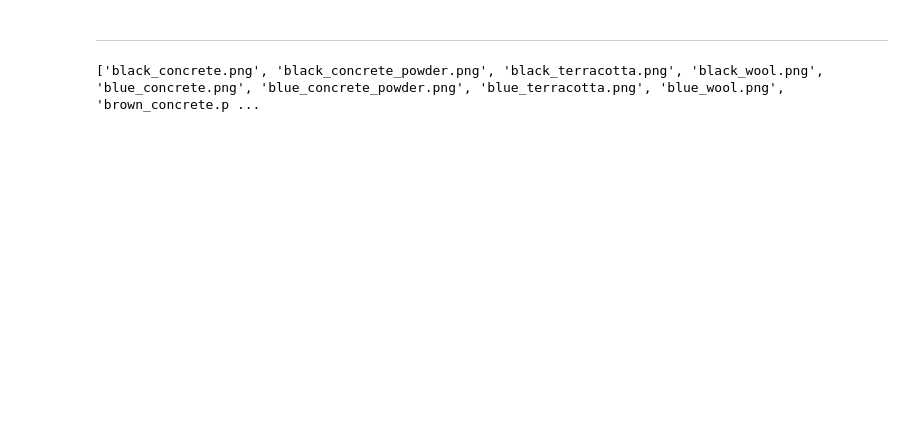
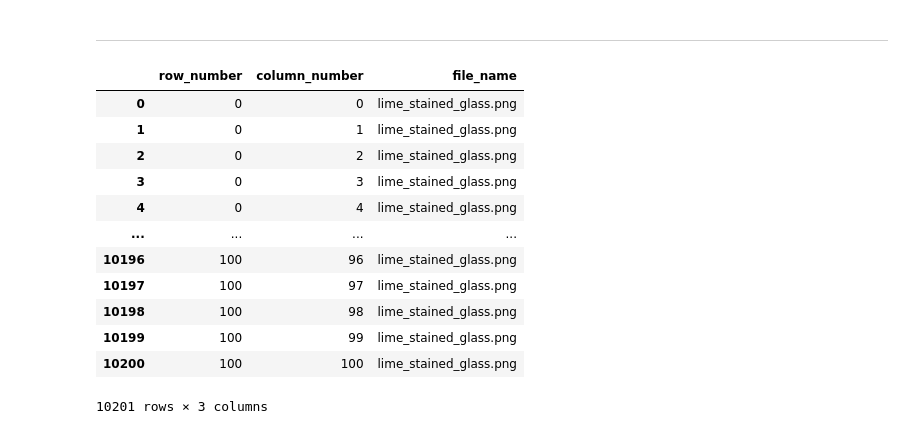
Before and after one commit to dbabbitt/MineCraft, a Jupyter notebook: ipynb/Pixel Art Recipes.ipynb, the cells around one changed output. Cells and saved outputs as stored; diff of their text form; code cells hidden in the pictures; blank space fills up the shorter version.

```diff
--- a/ipynb/Pixel Art Recipes.ipynb
+++ b/ipynb/Pixel Art Recipes.ipynb
@@ -517,8 +439,3 @@ Light Gray Concrete Powder: 393 (1 chest with 1 line/7 stacks in it, total)
 # %% [markdown]
 
 ----
-# %%
-
-sorted(concrete_and_unglazed_terracotta_list+wool_list)
-# %% [output]
-['black_concrete.png', 'black_concrete_powder.png', 'black_terracotta.png', 'black_wool.png', 'blue_concrete.png', 'blue_concrete_powder.png', 'blue_terracotta.png', 'blue_wool.png', 'brown_concrete.p ...
@@ -524,0 +469,17 @@ sorted(concrete_and_unglazed_terracotta_list+wool_list)
+# %%
+
+file_names_df
+# %% [output]
+|  | row_number | column_number | file_name |
+| 0 | 0 | 0 | lime_stained_glass.png |
+| 1 | 0 | 1 | lime_stained_glass.png |
+| 2 | 0 | 2 | lime_stained_glass.png |
+| 3 | 0 | 3 | lime_stained_glass.png |
+| 4 | 0 | 4 | lime_stained_glass.png |
+| ... | ... | ... | ... |
+| 10196 | 100 | 96 | lime_stained_glass.png |
+| 10197 | 100 | 97 | lime_stained_glass.png |
+| 10198 | 100 | 98 | lime_stained_glass.png |
+| 10199 | 100 | 99 | lime_stained_glass.png |
+| 10200 | 100 | 100 | lime_stained_glass.png |
+10201 rows × 3 columns
```
Also changed, not shown: parts of 29 cells of this notebook, 18 other files.
